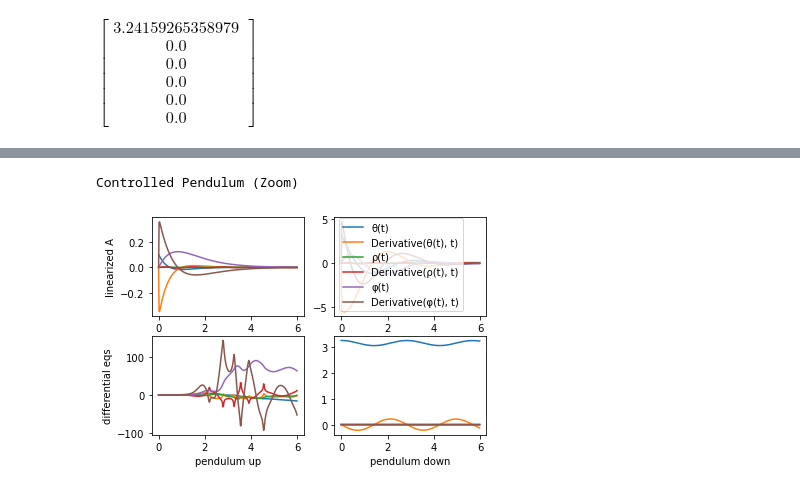
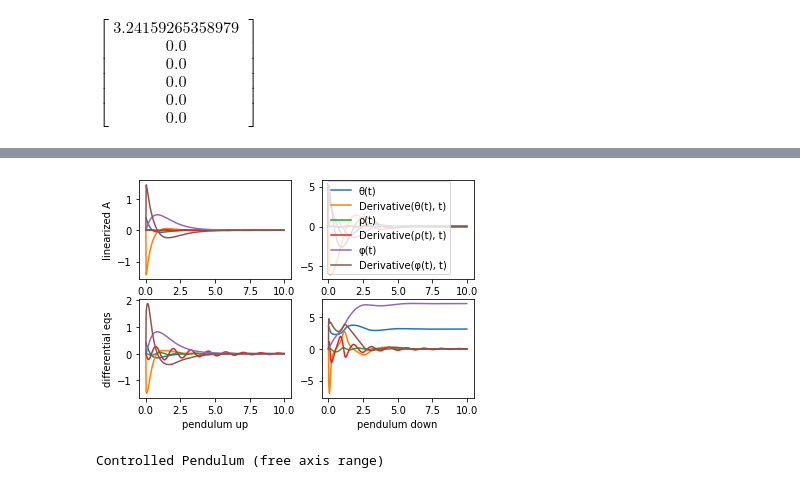
Before and after one commit to Printed-Robots/videte_robot, a Jupyter notebook: alg/videte_wheel.ipynb, the cells around one changed output, grey strips where cells are left out. Saved outputs shown, nothing was run; the diff lists cells and outputs as text; code cells hidden in the pictures.

```diff
--- a/alg/videte_wheel.ipynb
+++ b/alg/videte_wheel.ipynb
@@ -533,0 +545,10 @@ Uncontrolled Pendulum
+# %%
+dt = 0.01
+timeline = np.arange(0., 10., dt)
+
+offset = 0.4
+θ_up_0 = offset
+θ_down_0 = math.pi + offset
+
+x_0_up = np.float64([θ_up_0, 0, 0, 0, 0, 0])
+x_0_down = np.float64([θ_down_0, 0, 0, 0, 0, 0])
@@ -534,13 +557,13 @@ Uncontrolled Pendulum
 # %%
-def apply(y_k, t):
+def apply_k(y_k, t):
     return A_local @ y_k - np.array(B) * np.array(K) @ y_k
 
 A_local = A_j_up
 K = K_up
 
-solution_up_lin_k = integrate.odeint(apply, x_0_up, timeline)
+solution_up_lin_k = integrate.odeint(apply_k, x_0_up, timeline)
 
 A_local = A_j_down
 K = K_down
 
-solution_down_lin_k = integrate.odeint(apply, x_0_down, timeline)
+solution_down_lin_k = integrate.odeint(apply_k, x_0_down, timeline)
@@ -551,10 +576,10 @@ def apply_deq_k(y_k, t):
     return retA - retK
 
 K = K_up
-solution_up_deq_k = integrate.odeint(apply_deq, x_0_up, timeline)
+solution_up_deq_k = integrate.odeint(apply_deq_k, x_0_up, timeline)
 
 K = K_down
-solution_down_deq_k = integrate.odeint(apply_deq, x_0_down, timeline)
+solution_down_deq_k = integrate.odeint(apply_deq_k, x_0_down, timeline)
 # %%
 fig, axs = plt.subplots(2, 2)
 
@@ -589,30 +614,30 @@ Controlled Pendulum
 # %%
 fig, axs = plt.subplots(2, 2)
 
 for row, state in enumerate(states):
     axs[0, 0].plot(timeline, solution_up_lin_k[:, row], label=str(state))
 
 for row, state in enumerate(states):
     axs[0, 1].plot(timeline, solution_down_lin_k[:, row], label=str(state))
 
 for row, state in enumerate(states):
     axs[1, 0].plot(timeline, solution_up_deq_k[:, row], label=str(state))
 
 for row, state in enumerate(states):
     axs[1, 1].plot(timeline, solution_down_deq_k[:, row], label=str(state))
 
 axs[0,1].legend()
 axs[0,0].set_ylabel("linearized A")
 axs[1,0].set_ylabel("differential eqs")
 axs[1,0].set_xlabel("pendulum up")
 axs[1,1].set_xlabel("pendulum down")
 
-plt.plot()
+plt.show()
 
-print("Controlled Pendulum (Zoom)")
+print("Controlled Pendulum (free axis range)")
 # %% [output]
+[figure, new version]
-Controlled Pendulum (Zoom)
+Controlled Pendulum (free axis range)
-[figure, old version]
 # %%
 import tqdm
 
```
Also changed, not shown: parts of 22 cells of this notebook.
